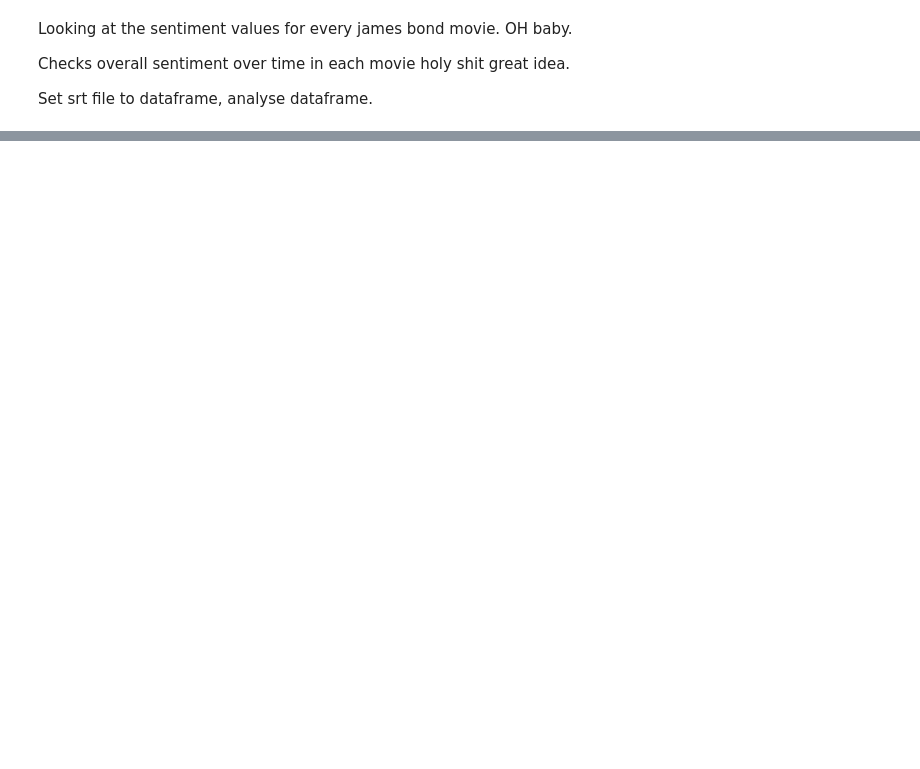
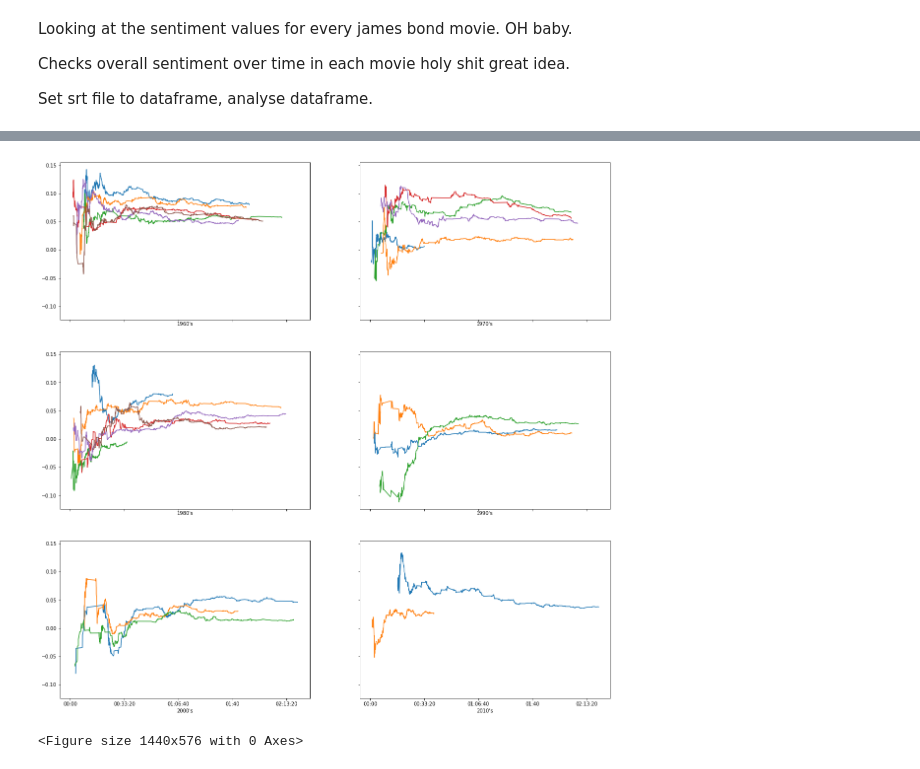
Before and after one commit to BrendanMoore42/JamesBondAnalysis, a Jupyter notebook: James_Bond_Analysis.ipynb, the cells around one changed output, grey strips where cells are left out. Drawn from its saved outputs; the diff is of its cells as text; code cells hidden in the pictures; blank space fills up the shorter version.

Commit message:
Updated for line charts

```diff
--- a/James_Bond_Analysis.ipynb
+++ b/James_Bond_Analysis.ipynb
@@ -199 +240,31 @@ bond_srts[0] = 'Dr'
+# %%
+fig, ax = plt.subplots(nrows=3, ncols=2, sharex=True, sharey=True, figsize=(20, 20))
+fig = plt.figure(figsize=(20, 8))
+for sir, (moore, roger) in zip(df_main["Year"], enumerate(bond_dfs)):
+
+    x = bond_dfs[moore]['Time'].values
+    y = bond_dfs[moore]['Expanding_Compound'].values
+
+
+    if 1960 < int(sir) <= 1969:
+        ax[0][0].plot(x, y)
+        ax[0][0].set_xlabel("1960's")
+    if 1970 < int(sir) <= 1979:
+        ax[0][1].plot(x, y)
+        ax[0][1].set_xlabel("1970's")
+    if 1980 < int(sir) <= 1989:
+        ax[1][0].plot(x, y)
+        ax[1][0].set_xlabel("1980's")
+    if 1990 < int(sir) <= 1999:
+        ax[1][1].plot(x, y)
+        ax[1][1].set_xlabel("1990's")
+    if 2000 < int(sir) <= 2009:
+        ax[2][0].plot(x, y)
+        ax[2][0].set_xlabel("2000's")
+    if 2010 < int(sir) <= 2020:
+        ax[2][1].plot(x, y)
+        ax[2][1].set_xlabel("2010's")
+# %% [output]
+[figure, added]
+<Figure size 1440x576 with 0 Axes>
 # %%
```
Also changed, not shown: parts of 8 cells of this notebook, 1 other file.
